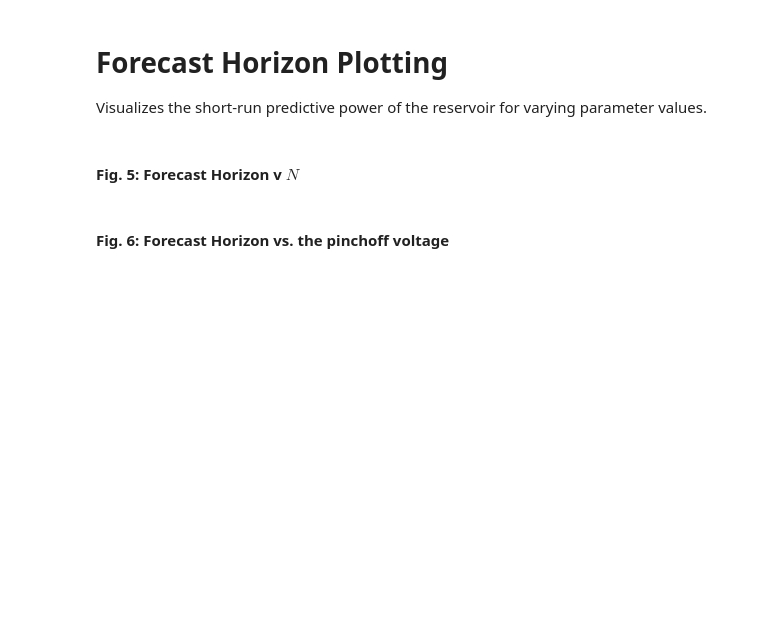
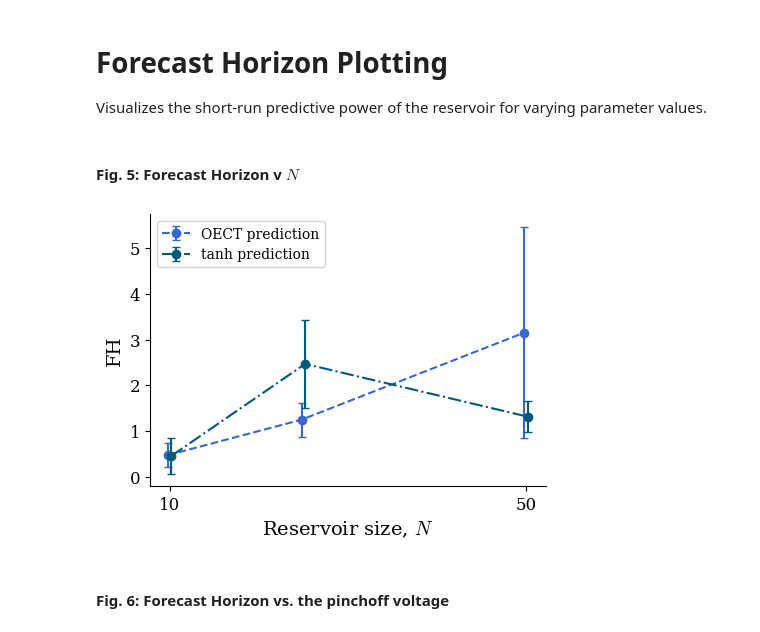
Before and after one commit to Signed-B/reservoir-computing-on-OECTs, a Jupyter notebook: plot_forecast_horizon.ipynb, the cells around one changed output. Drawn from its saved outputs; the diff is of its cells as text; code cells hidden in the pictures; blank space fills up the shorter version.

Commit message:
update FH plotting script

```diff
--- a/plot_forecast_horizon.ipynb
+++ b/plot_forecast_horizon.ipynb
@@ -91,39 +20,47 @@ tanh_stds = [np.std(tanh_hm[i]) for i in range(tanh_hm.shape[0])]
+# %%
+with open("Data/FH_vs_size.json") as file:
+    jsondata = json.loads(file.read())
+    n = np.array(jsondata["params"], dtype=float)
+    FH_OECT = np.array(jsondata["FH-OECT"], dtype=float)
+    FH_tanh = np.array(jsondata["FH-tanh"], dtype=float)
 # %%
-dodge = 0.005 * (max(reservoir_dims) - min(reservoir_dims))
+dodge = 0.005 * (max(n) - min(n))
 
 plt.figure(figsize=(5.5, 4))
 plt.errorbar(
-    reservoir_dims - dodge,
-    OECT_means,
-    yerr=OECT_stds,
+    n - dodge,
+    FH_OECT.mean(axis=1),
+    yerr=FH_OECT.std(axis=1),
     fmt="--",
     marker="o",
     capsize=3,
     color=colors[idx2],
     label="OECT prediction",
 )
 plt.errorbar(
-    reservoir_dims + dodge,
-    tanh_means,
-    yerr=tanh_stds,
+    n + dodge,
+    FH_tanh.mean(axis=1),
+    yerr=FH_tanh.std(axis=1),
     fmt="-.",
     marker="o",
     color=colors[idx3],
     capsize=3,
     label="tanh prediction",
 )
 # plt.plot(reservoir_dims, OECT_means, "--")
 plt.xticks([10, 50], ["10", "50"])
 
 plt.ylabel("FH")
 plt.xlabel(r"Reservoir size, $N$")
 
 plt.subplots_adjust(bottom=0.2, left=0.18)
 
 sns.despine()
 plt.legend()
 plt.savefig("Figures/fig5.png", dpi=1000)
 plt.savefig("Figures/fig5.pdf", dpi=1000)
 plt.show()
+# %% [output]
+[figure, added]
 # %% [markdown]
 #### Fig. 6: Forecast Horizon vs. the pinchoff voltage
```
Also changed, not shown: parts of 13 cells of this notebook, 6 other files.
